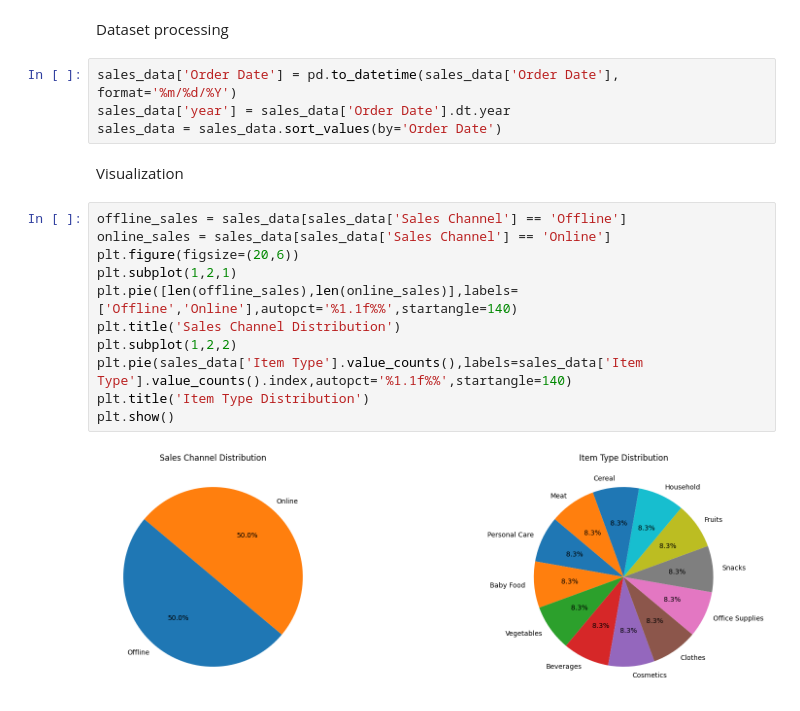
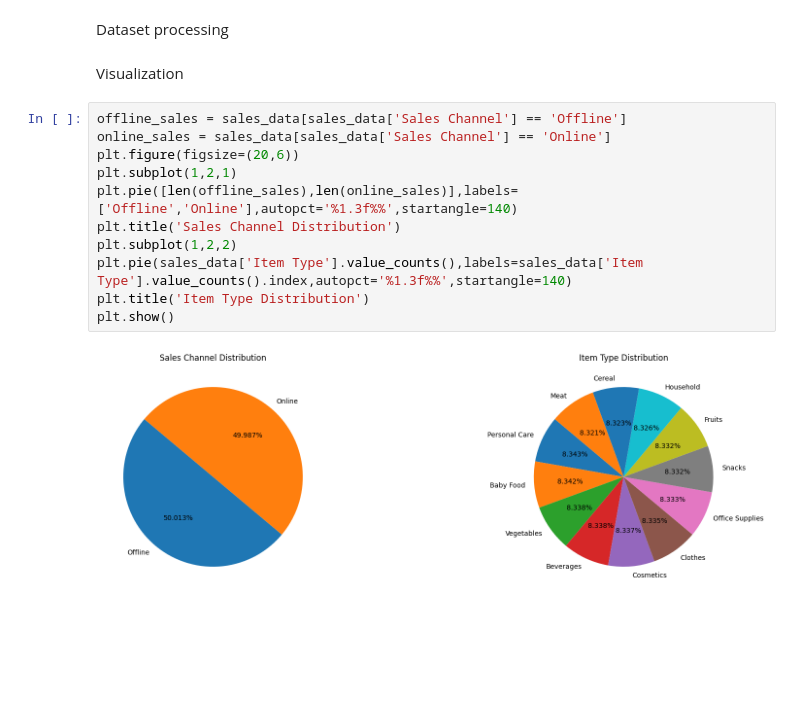
Before and after one commit to sandeep-kumar-barada/Profit_prediction_using_ARIMA_SARIMA_LSTM--A-Comparision-, a Jupyter notebook: main.ipynb, the cells around one changed output. Cells and saved outputs as stored; diff of their text form; blank space fills up the shorter version.

```diff
--- a/main.ipynb
+++ b/main.ipynb
@@ -48,21 +81,17 @@ Name: count, dtype: int64
 # %% [markdown]
 Dataset processing
-# %%
-sales_data['Order Date'] = pd.to_datetime(sales_data['Order Date'], format='%m/%d/%Y')
-sales_data['year'] = sales_data['Order Date'].dt.year
-sales_data = sales_data.sort_values(by='Order Date')
 # %% [markdown]
 Visualization
 # %%
 offline_sales = sales_data[sales_data['Sales Channel'] == 'Offline']
 online_sales = sales_data[sales_data['Sales Channel'] == 'Online']
 plt.figure(figsize=(20,6))
 plt.subplot(1,2,1)
-plt.pie([len(offline_sales),len(online_sales)],labels=['Offline','Online'],autopct='%1.1f%%',startangle=140)
+plt.pie([len(offline_sales),len(online_sales)],labels=['Offline','Online'],autopct='%1.3f%%',startangle=140)
 plt.title('Sales Channel Distribution')
 plt.subplot(1,2,2)
-plt.pie(sales_data['Item Type'].value_counts(),labels=sales_data['Item Type'].value_counts().index,autopct='%1.1f%%',startangle=140)
+plt.pie(sales_data['Item Type'].value_counts(),labels=sales_data['Item Type'].value_counts().index,autopct='%1.3f%%',startangle=140)
 plt.title('Item Type Distribution')
 plt.show()
 # %% [output]
-[figure, old version]
+[figure, new version]
```
Also changed, not shown: parts of 3 cells of this notebook.
